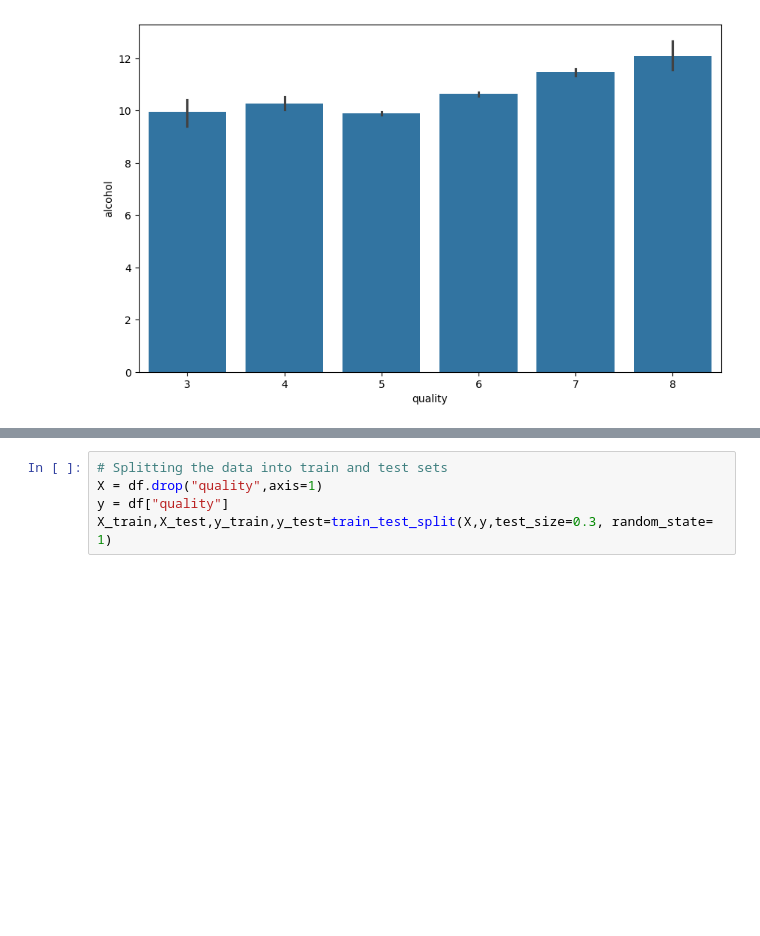
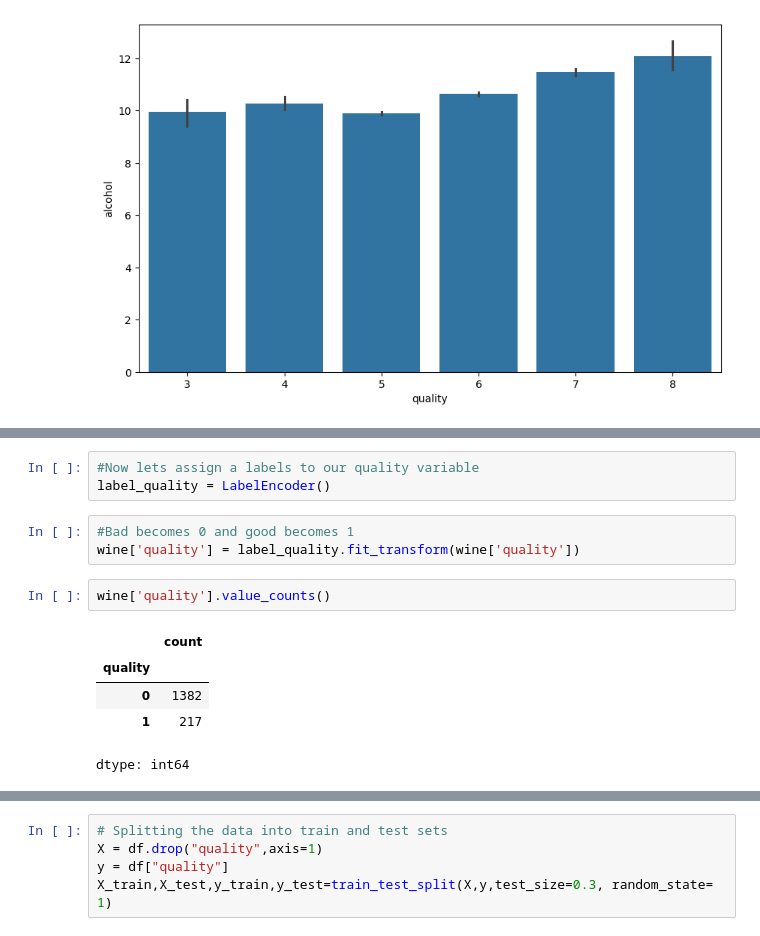
Before and after one commit to Kai-Kun-1/AI-ML-course, a Jupyter notebook: DT_wine.ipynb, the cells around one changed output, grey strips where cells are left out. Saved outputs shown, nothing was run; the diff lists cells and outputs as text; blank space fills up the shorter version.

```diff
--- a/DT_wine.ipynb
+++ b/DT_wine.ipynb
@@ -121,0 +132,14 @@ sns.barplot(x = 'quality', y = 'alcohol', data = wine)
+# %%
+#Now lets assign a labels to our quality variable
+label_quality = LabelEncoder()
+# %%
+#Bad becomes 0 and good becomes 1
+wine['quality'] = label_quality.fit_transform(wine['quality'])
+# %%
+wine['quality'].value_counts()
+# %% [output]
+|  | count |
+| quality |  |
+| 0 | 1382 |
+| 1 | 217 |
+dtype: int64
```
Also changed, not shown: parts of 14 cells of this notebook.
